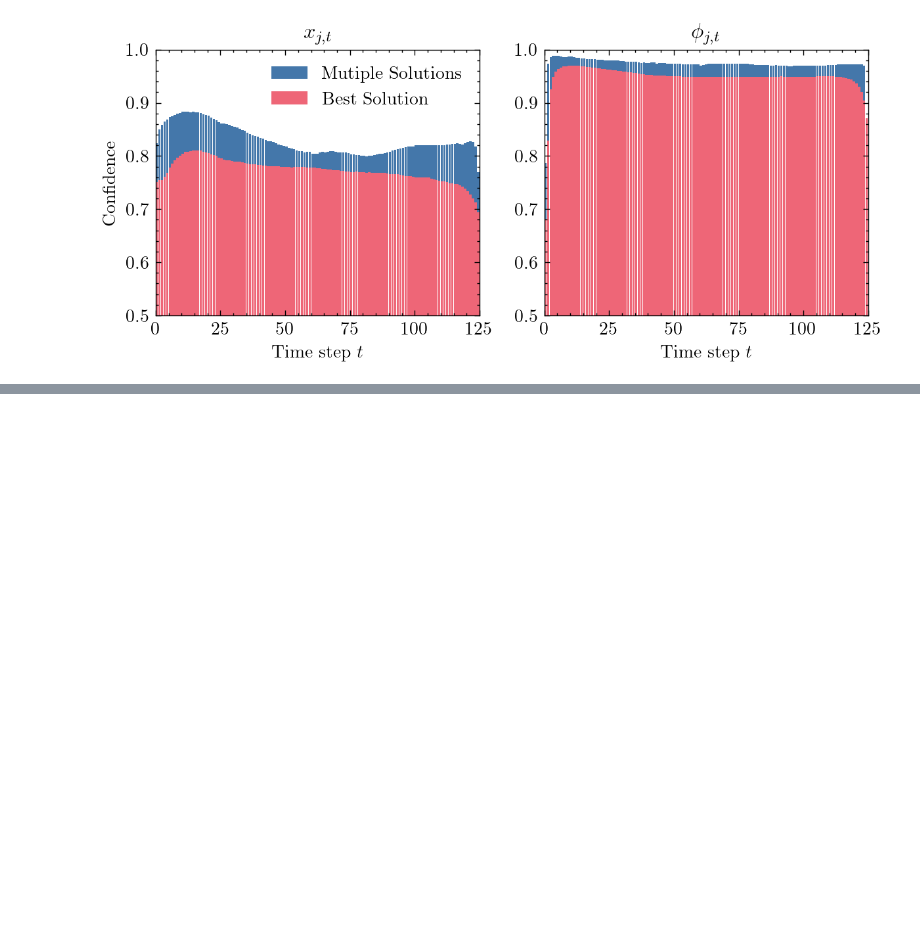
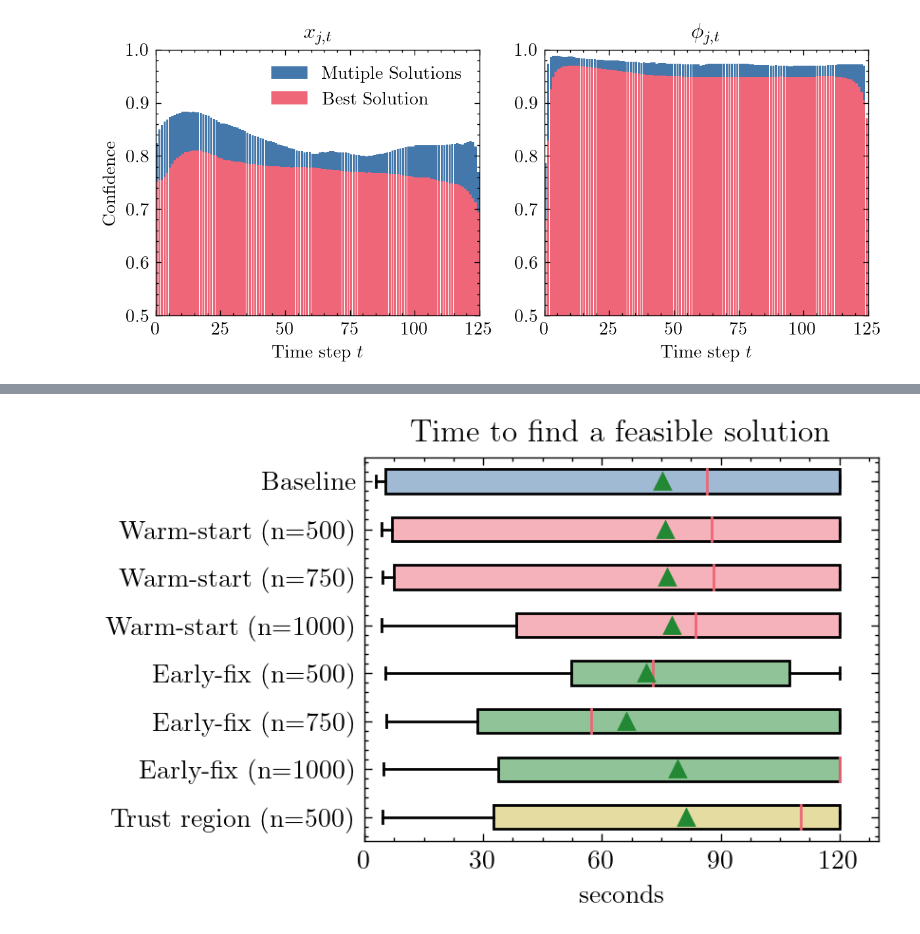
Before and after one commit to gos-ufsc/sat-gnn, a Jupyter notebook: notebooks/6.0-bmp-paper.plots.ipynb, the cells around one changed output, grey strips where cells are left out. Drawn from its saved outputs; the diff is of its cells as text; code cells hidden in the pictures; blank space fills up the shorter version.

```diff
--- a/notebooks/6.0-bmp-paper.plots.ipynb
+++ b/notebooks/6.0-bmp-paper.plots.ipynb
@@ -288,0 +388,28 @@ fig.show()
+# %%
+labels = df.sort_values(by=['heuristic', 'n'])['label'].unique()[::-1]
+
+
+times = {l: df[df['label'] == l]['time_to_feasible'].values
+        for l in df['label'].unique()[::-1]}
+
+colors = plt.rcParams['axes.prop_cycle'].by_key()['color']
+bar_colors = np.array([colors[0],] * len(times.keys()))
+bar_colors[[('Warm-start' in l) for l in times.keys()]] = colors[1]
+bar_colors[[('Early-fix' in l) for l in times.keys()]] = colors[2]
+bar_colors[[('Trust region' in l) for l in times.keys()]] = colors[3]
+
+bplot = plt.boxplot(times.values(), labels=times.keys(), showmeans=True,
+                    vert=False, patch_artist=True)
+
+for patch, color in zip(bplot['boxes'], bar_colors):
+    c = to_rgba(color)
+    c = (*c[:3], 0.5)
+    patch.set_facecolor(c)
+
+plt.title('Time to find a feasible solution')
+plt.xlim(0,130)
+plt.xticks([0,30,60,90,120])
+plt.xlabel('seconds')
+plt.show()
+# %% [output]
+[figure, added]
```
Also changed, not shown: parts of 11 cells of this notebook.
